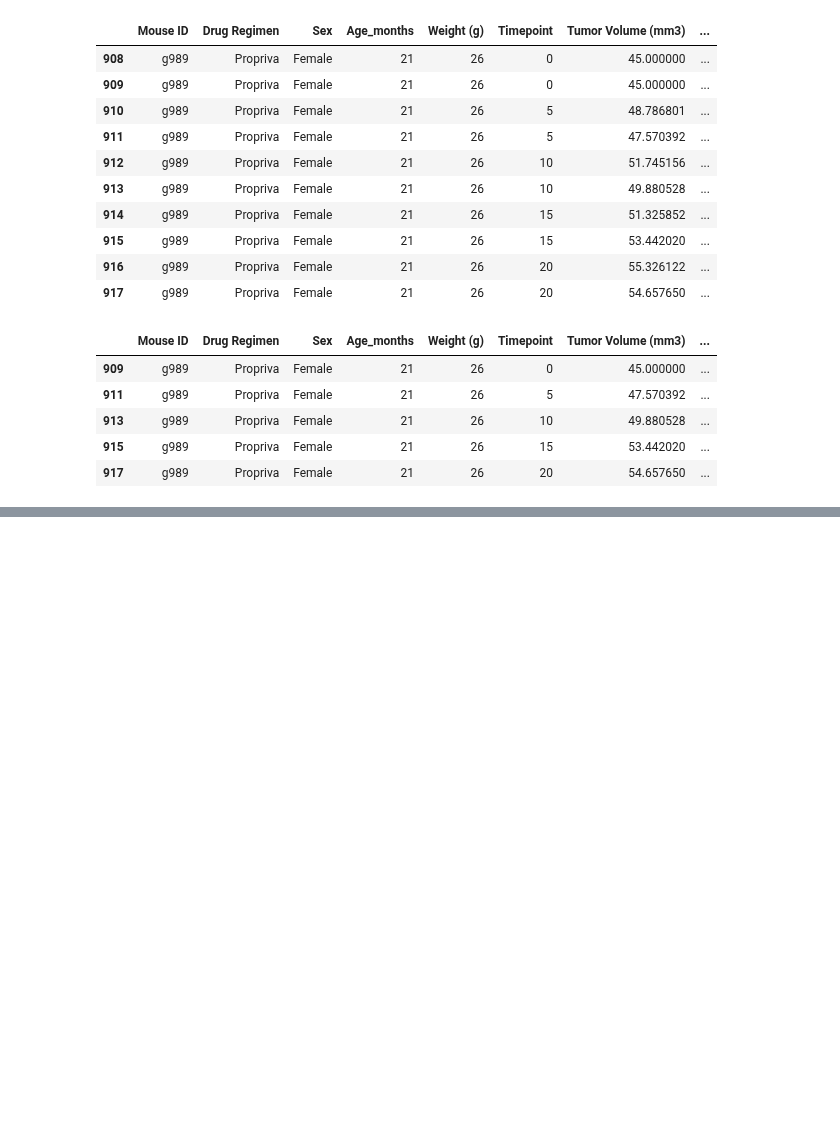
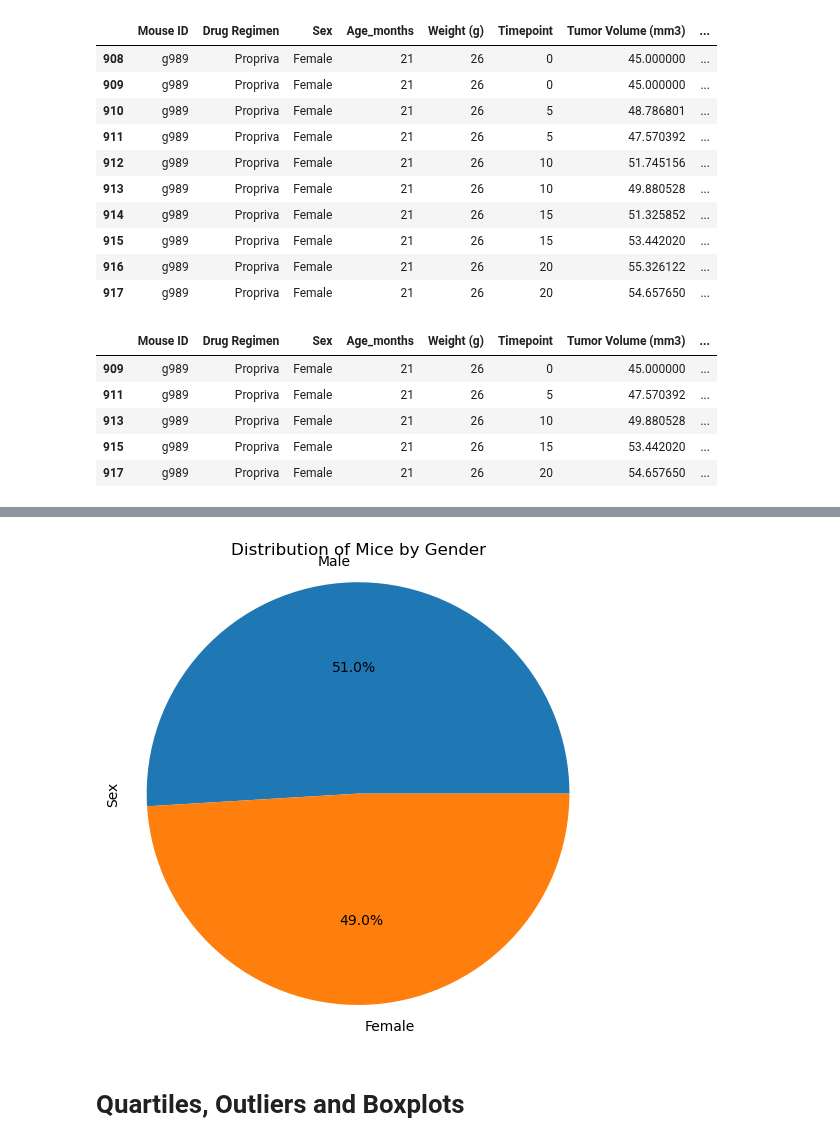
Before and after one commit to chris-yujin/data-visualization-challenge, a Jupyter notebook: Pymaceuticals/pymaceuticals.ipynb, the cells around one changed output, grey strips where cells are left out. Drawn from its saved outputs; the diff is of its cells as text; code cells hidden in the pictures; blank space fills up the shorter version.

```diff
--- a/Pymaceuticals/pymaceuticals.ipynb
+++ b/Pymaceuticals/pymaceuticals.ipynb
@@ -108,0 +256,21 @@ duplicate_mice
+# %%
+# Generate the pie chart using pyplot
+
+mice_by_gender = cleaned_df['Sex'].value_counts()
+
+# Create a pie chart with specific colors
+plt.figure(figsize=(6, 6))
+plt.pie(
+    mice_by_gender,
+    labels=mice_by_gender.index,
+    autopct='%1.1f%%',
+    startangle=0
+    )
+plt.title('Distribution of Mice by Gender')
+plt.axis('equal')  # Equal aspect ratio ensures that pie is drawn as a circle.
+plt.ylabel('Sex')
+plt.show()
+# %% [output]
+[figure, added]
+# %% [markdown]
+# Quartiles, Outliers and Boxplots
```
Also changed, not shown: parts of 23 cells of this notebook, 1 other file.
